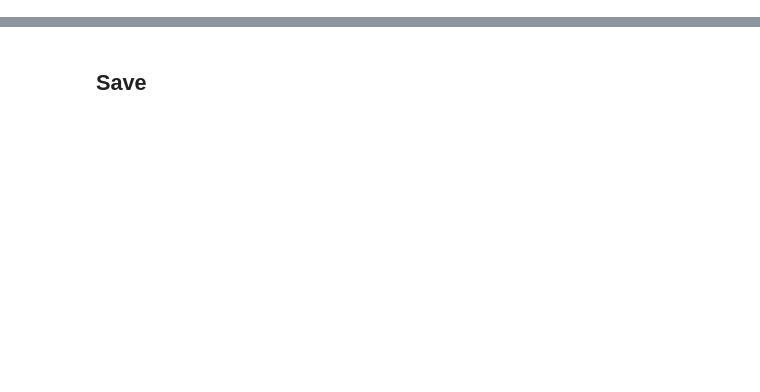
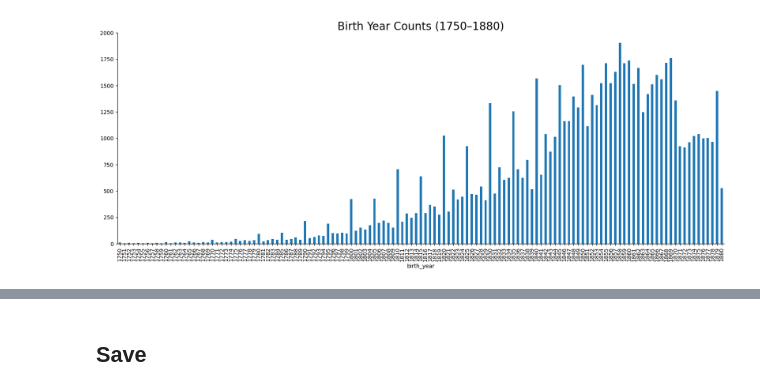
Before and after one commit to ontoligent/know-their-names, a Jupyter notebook: data/01-import.ipynb, the cells around one changed output, grey strips where cells are left out. Saved outputs shown, nothing was run; the diff lists cells and outputs as text; code cells hidden in the pictures; blank space fills up the shorter version.

```diff
--- a/data/01-import.ipynb
+++ b/data/01-import.ipynb
@@ -172,0 +128,8 @@ plt.show()
+# %%
+X = MENTION[(MENTION.birth_year >= 1750) & (MENTION.birth_year < 1881)].birth_year.value_counts().sort_index()
+X.plot.bar(x='birth_year', y='n', figsize=(20,7))
+plt.title("Birth Year Counts (1750–1880)", fontsize=20)
+sns.despine()
+plt.show()
+# %% [output]
+[figure, added]
```
Also changed, not shown: parts of 66 cells of this notebook.
